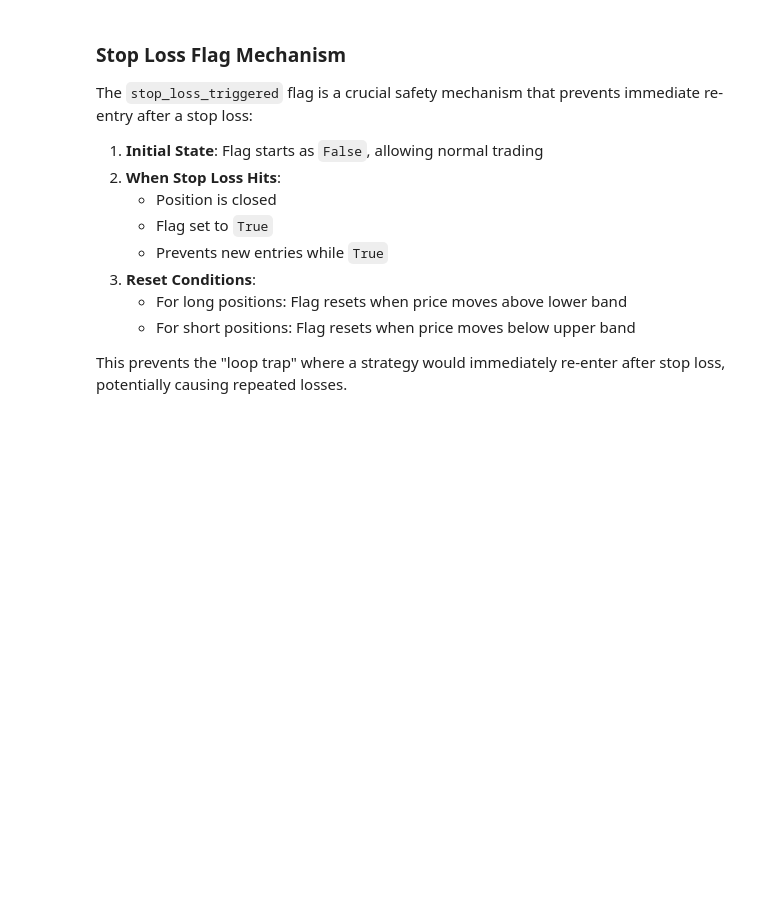
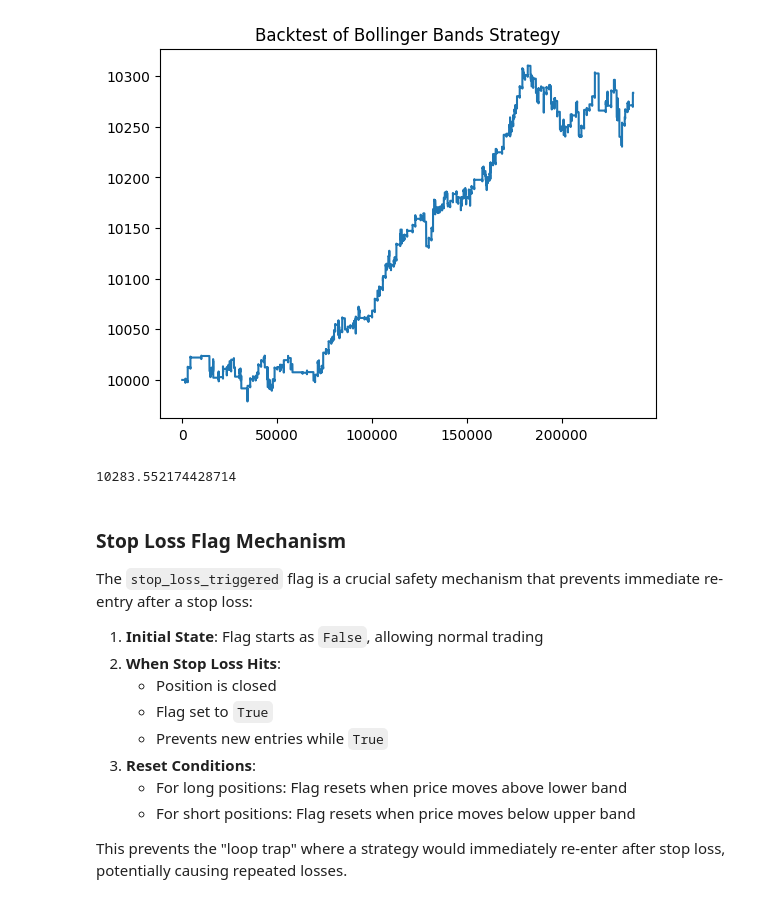
Before and after one commit to edoardoCame/PythonMiniTutorials, a Jupyter notebook: trading strategies/MyOwnBacktester/stoploss_takeprofit.ipynb, the cells around one changed output. Drawn from its saved outputs; the diff is of its cells as text; code cells hidden in the pictures; blank space fills up the shorter version.

```diff
--- a/trading strategies/MyOwnBacktester/stoploss_takeprofit.ipynb
+++ b/trading strategies/MyOwnBacktester/stoploss_takeprofit.ipynb
@@ -101,6 +103,16 @@ def backtest_bollinger_bands(data, window, num_std_devs, fees_percentage=0.015,
 
 
     return equity
+# %%
+backtest1 = backtest_bollinger_bands(data=close_price, window=120, num_std_devs=5, fees_percentage=0.015, starting_cash=10000, stop_loss_percentage=0.0005)
+
+plt.plot(backtest1)
+plt.title('Backtest of Bollinger Bands Strategy')
+plt.show()
+print(backtest1[-1]) #print the final equity of the strategy
+# %% [output]
+[figure, added]
+10283.552174428714
 # %% [markdown]
 ### Stop Loss Flag Mechanism
 
```
Also changed, not shown: parts of 1 cell of this notebook.
